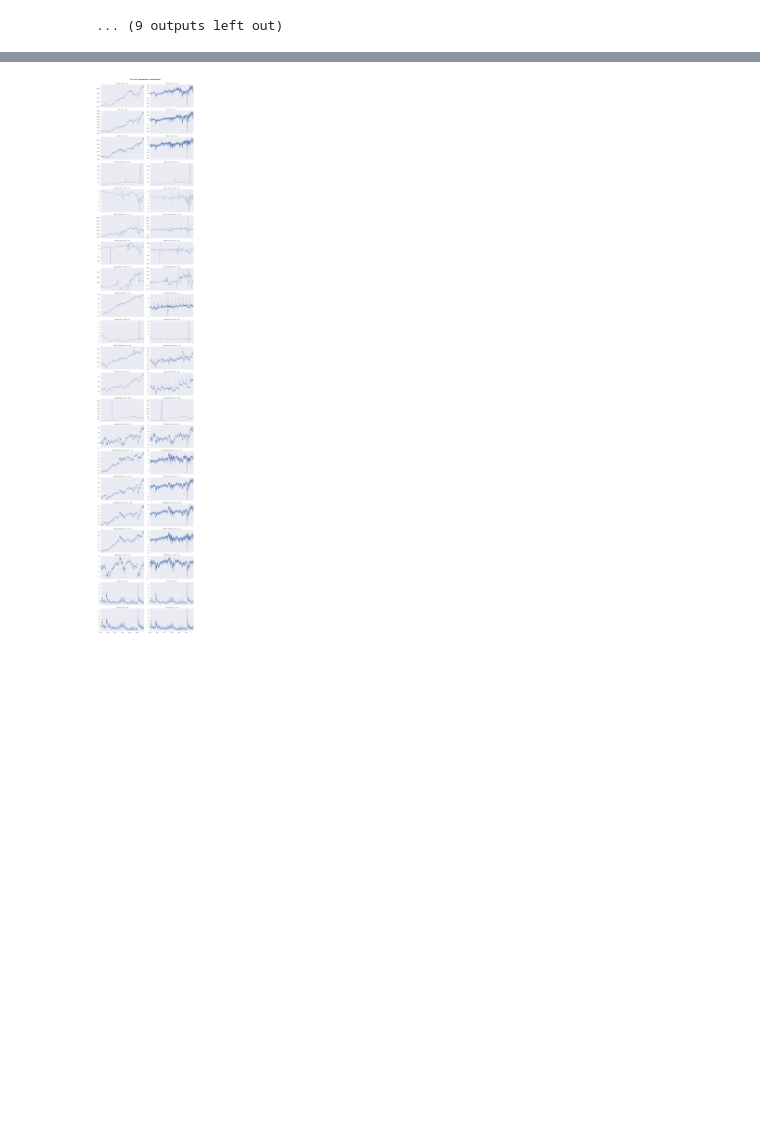
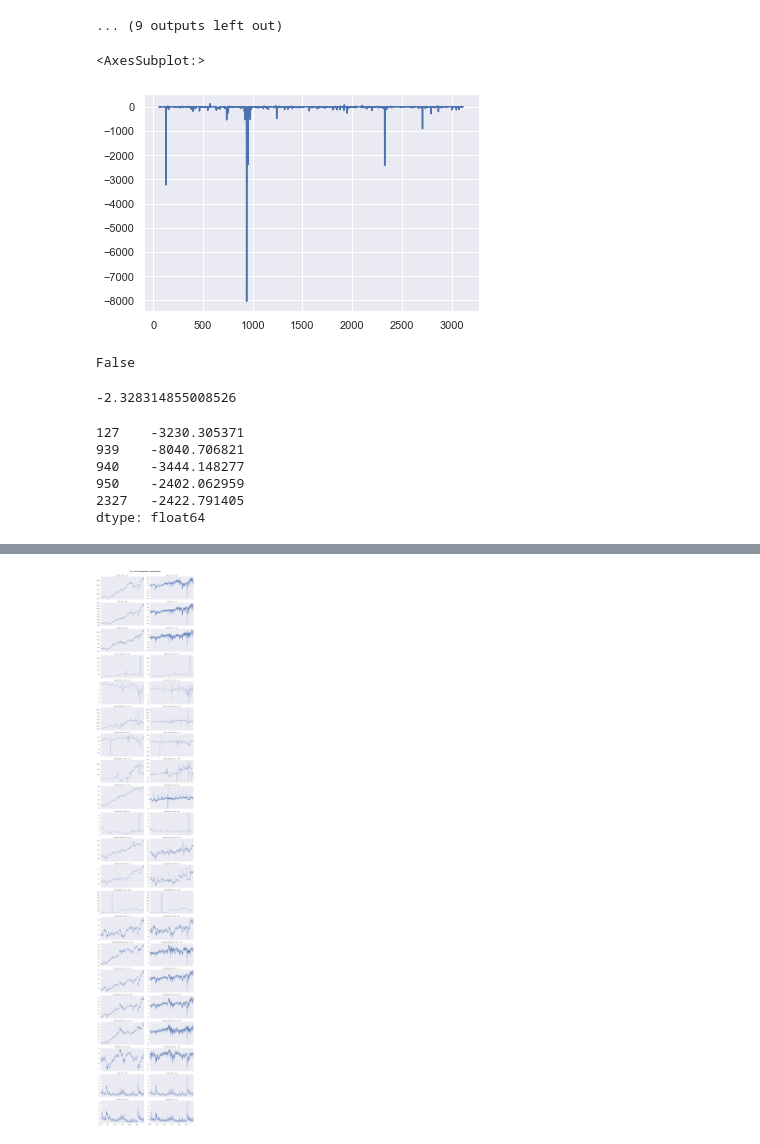
Before and after one commit to lacoupe/BCVS, a Jupyter notebook: SW/size/size.ipynb, the cells around one changed output, grey strips where cells are left out. Drawn from its saved outputs; the diff is of its cells as text; code cells hidden in the pictures; blank space fills up the shorter version.

```diff
--- a/SW/size/size.ipynb
+++ b/SW/size/size.ipynb
@@ -249,6 +226,33 @@ for feature in features:
 [figure]
 [figure]
 ... (9 outputs left out)
+# %%
+feature = 'SMALL DIV ES'
+feature_fdf = data[feature].loc['2010-01-01':]
+feature_fdf = pd.Series(fast_fracdiff(feature_fdf, 0.1))[50:]
+feature_fdf_normalized = (feature_fdf - feature_fdf.mean()) / feature_fdf.std()
+ads_input = feature_fdf_normalized.rolling(input_period).apply(lambda x: adfuller(x)[0])
+ads_input.mean()
+# %% [output]
+<AxesSubplot:>
+[figure, added]
+# %%
+feature_fdf_normalized.isna().any()
+# %% [output]
+False
+# %%
+adfuller(feature_fdf_normalized.iloc[98:950])[0]
+# %% [output]
+-2.328314855008526
+# %%
+ads_input[ads_input < -2000]
+# %% [output]
+127    -3230.305371
+939    -8040.706821
+940    -3444.148277
+950    -2402.062959
+2327   -2422.791405
+dtype: float64
 # %%
 df_ads = pd.DataFrame(index=['ADS within each sample', 'ADS between each sample'])
 
```
Also changed, not shown: parts of 3 cells of this notebook, 11 other files.
